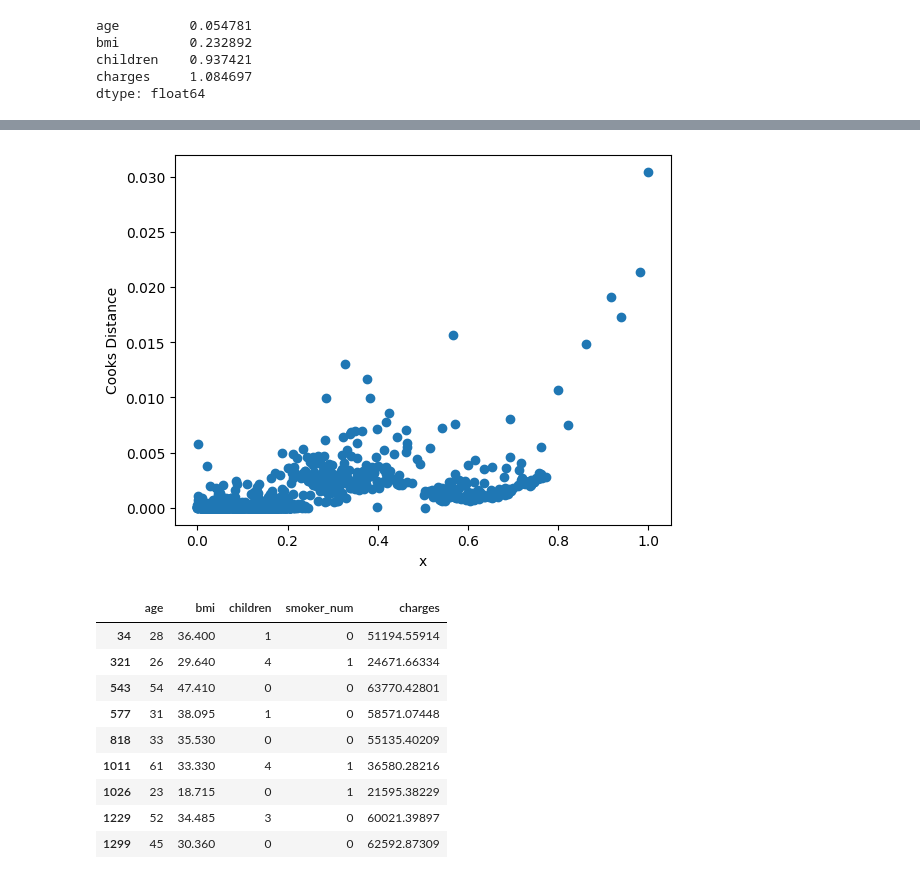
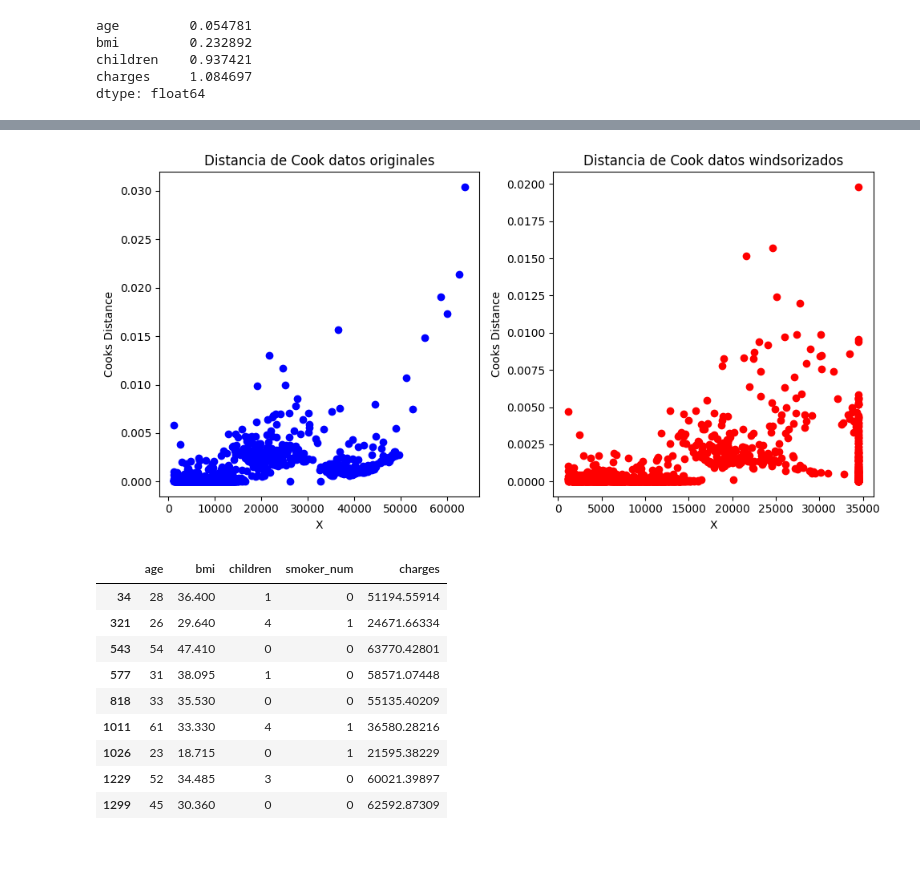
Before and after one commit to RmVa23/linear-regression, a Jupyter notebook: src/EDA.ipynb, the cells around one changed output, grey strips where cells are left out. Cells and saved outputs as stored; diff of their text form; code cells hidden in the pictures; blank space fills up the shorter version.

```diff
--- a/src/EDA.ipynb
+++ b/src/EDA.ipynb
@@ -273,7 +254,9 @@ data_scaled.head()
+# %%
+data_w = pd.concat([data_wind, data_num['smoker_num']], axis=1)
 # %%
 # Variables independientes/dependiente
-X = data_scaled.drop(['charges'], axis=1)
-y = data_scaled['charges']
+X = data_num.drop(['charges'], axis=1)
+y = data_num['charges']
 
 # Ajusta el modelo
 X = sm.add_constant(X)
@@ -281,13 +264,38 @@ model = sm.OLS(y, X).fit()
 
 # Instancia de la influencia y obtención de la distancia de cook para cada observación
 cooks_distance = model.get_influence().cooks_distance
-# %%
-plt.scatter(data_scaled.charges, cooks_distance[0])
-plt.xlabel('x')
-plt.ylabel('Cooks Distance')
-plt.show()
-# %% [output]
-[figure, removed]
+# %%
+X1 = data_w.drop(['charges'], axis=1)
+y1 = data_w['charges']
+
+# Ajusta el modelo
+X1 = sm.add_constant(X)
+model = sm.OLS(y1, X1).fit()
+
+# Instancia de la influencia y obtención de la distancia de cook para cada observación
+cooks_distance1 = model.get_influence().cooks_distance
+# %%
+fig, axs = plt.subplots(1, 2, figsize=(10, 5))
+
+# Primer subplot
+axs[0].scatter(data_num.charges, cooks_distance[0], color='blue')
+axs[0].set_title('Distancia de Cook datos originales')
+axs[0].set_xlabel('X')
+axs[0].set_ylabel('Cooks Distance')
+
+# Segundo subplot
+axs[1].scatter(data_wind.charges, cooks_distance1[0], color='red')
+axs[1].set_title('Distancia de Cook datos windsorizados')
+axs[1].set_xlabel('X')
+axs[1].set_ylabel('Cooks Distance')
+
+# Ajustar el diseño
+plt.tight_layout()
+
+# Mostrar la gráfica
+plt.show()
+# %% [output]
+[figure, added]
 # %%
 out = np.where(cooks_distance[0]>0.01)
 d_out = data_num.iloc[out]
```
Also changed, not shown: parts of 4 cells of this notebook.
